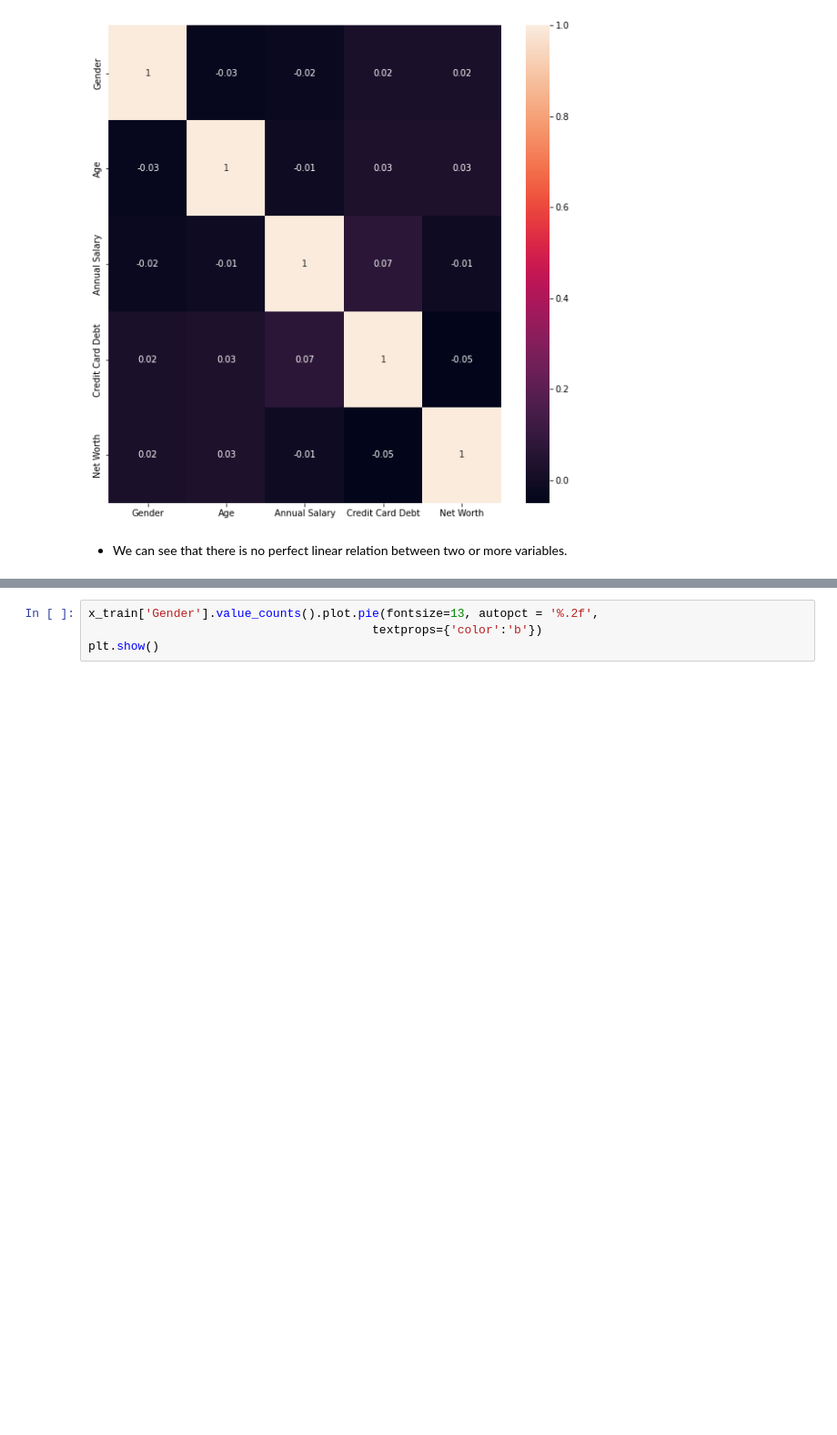
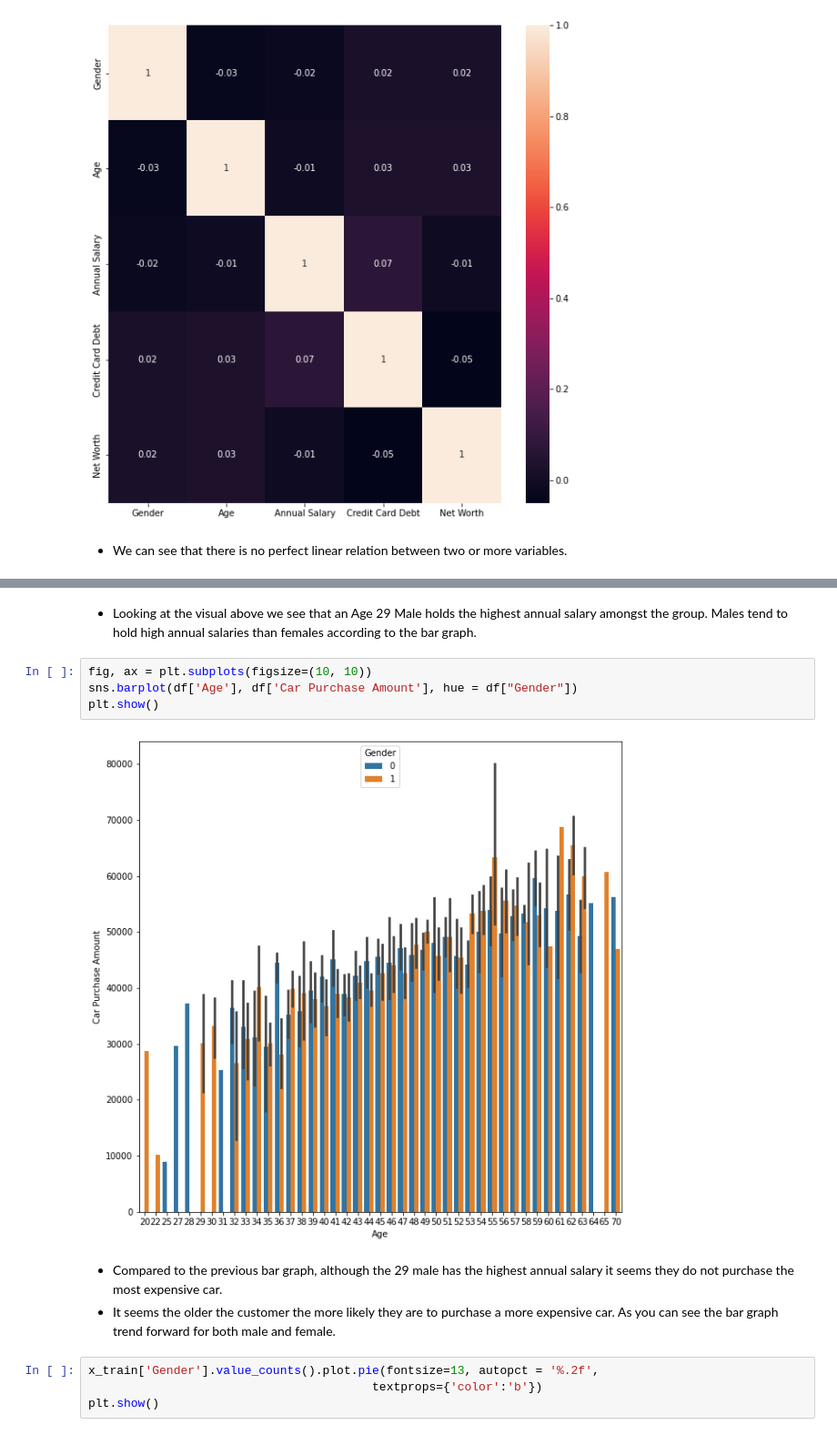
Before and after one commit to LarsonBodden/Car-Purchasing-Model, a Jupyter notebook: Car_Purchasing_Model_Project_.ipynb, the cells around one changed output, grey strips where cells are left out. Shown: that part at 91% size. Cells and saved outputs as stored; diff of their text form; blank space fills up the shorter version.

```diff
--- a/Car_Purchasing_Model_Project_.ipynb
+++ b/Car_Purchasing_Model_Project_.ipynb
@@ -230,3 +208,14 @@ sns.heatmap(data=correlation_matrix, annot=True)
+# %% [markdown]
+- Looking at the visual above we see that an Age 29 Male holds the highest annual salary amongst the group. Males tend to hold high annual salaries than females according to the bar graph.
+# %%
+fig, ax = plt.subplots(figsize=(10, 10))
+sns.barplot(df['Age'], df['Car Purchase Amount'], hue = df["Gender"])
+plt.show()
+# %% [output]
+[figure, added]
+# %% [markdown]
+- Compared to the previous bar graph, although the 29 male has the highest annual salary it seems they do not purchase the most expensive car.
+- It seems the older the customer the more likely they are to purchase a more expensive car. As you can see the bar graph trend forward for both male and female.
 # %%
 x_train['Gender'].value_counts().plot.pie(fontsize=13, autopct = '%.2f',
                                         textprops={'color':'b'})
```
Also changed, not shown: parts of 18 cells of this notebook.
